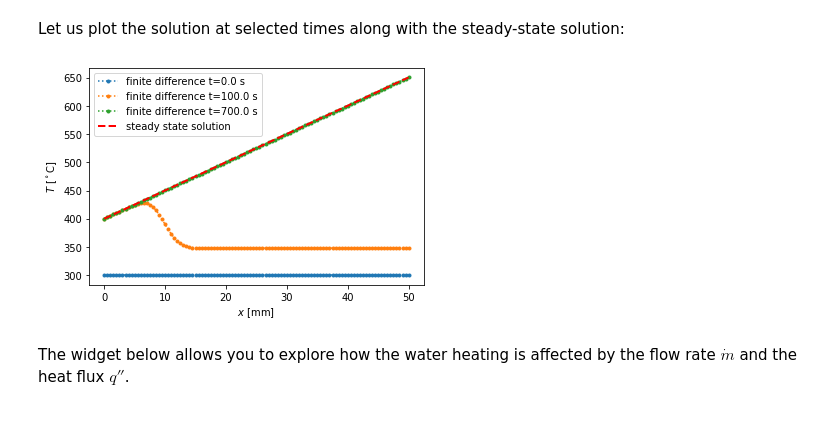
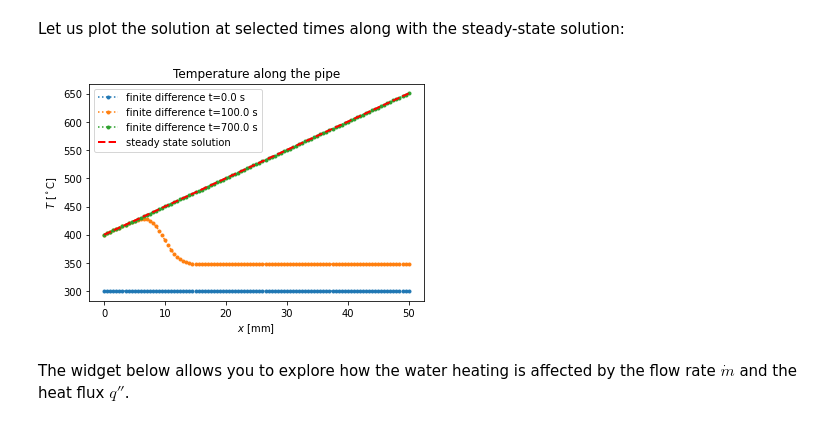
Before and after one commit to Clemson-MSE/fdm4transport, a Jupyter notebook: Heat Transfer in Steady Pipe Flow.ipynb, the cells around one changed output. Cells and saved outputs as stored; diff of their text form; code cells hidden in the pictures.

```diff
--- a/Heat Transfer in Steady Pipe Flow.ipynb
+++ b/Heat Transfer in Steady Pipe Flow.ipynb
@@ -101,15 +102,16 @@ Let us plot the solution at selected times along with the steady-state solution:
 # %%
 Ts = transient()
 for t in [0,100,time]:
     plt.plot(xs,Ts[t],'.:',label='finite difference t=%.1f'%ts[t]+' s')
 plt.plot(xs,steady_state(xs),'r--',lw=2,label='steady state solution')
+plt.title('Temperature along the pipe')
 plt.xlabel(r'$x\ \mathrm{[mm]}$')
 plt.ylabel(r'$T\ \mathrm{[^\circ C]}$')
 plt.ticklabel_format(useOffset=False)
 plt.legend()
 plt.show()
 # %% [output]
-[figure, old version]
+[figure, new version]
 # %% [markdown]
 The widget below allows you to explore how the water heating is affected by the flow rate $\dot{m}$ and the heat flux $q''$.
 # %%
```
Also changed, not shown: parts of 6 cells of this notebook, 3 other files.
